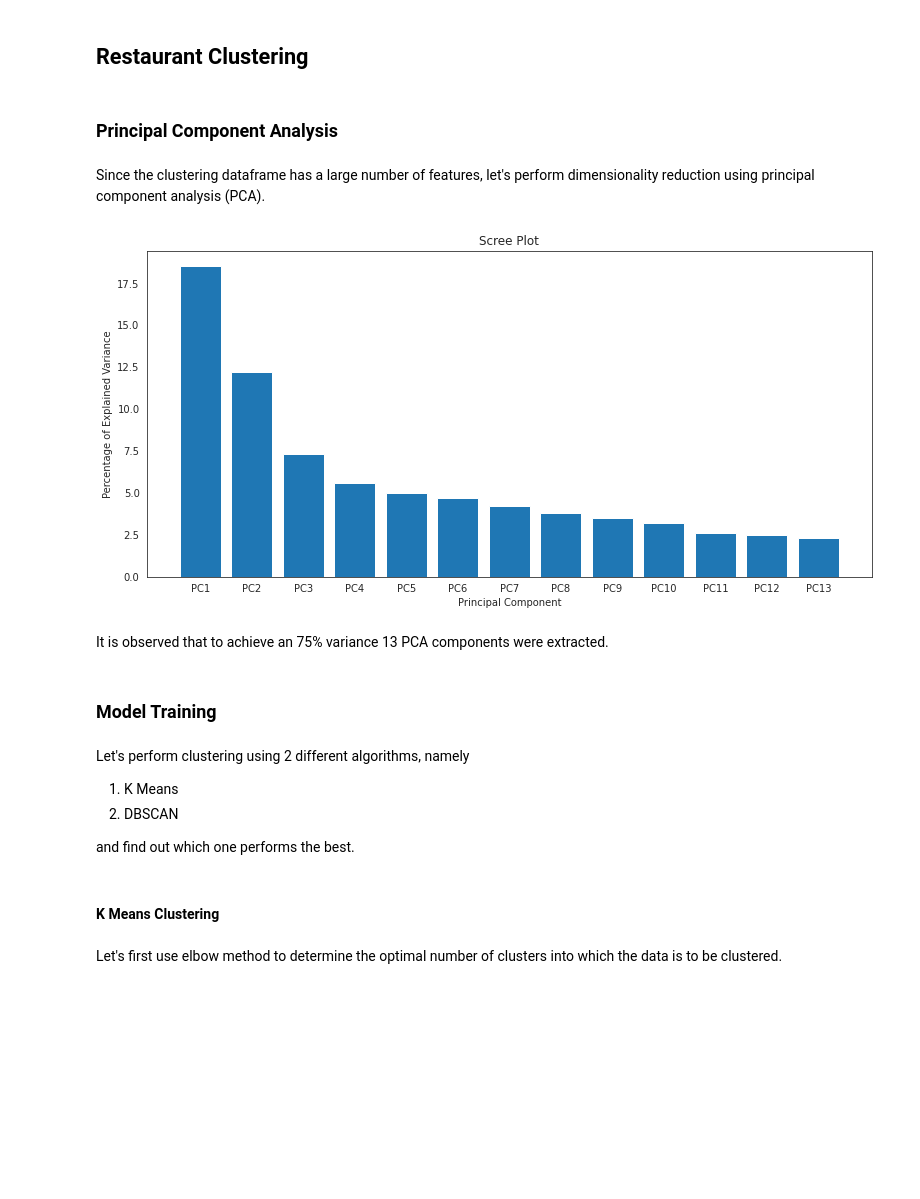
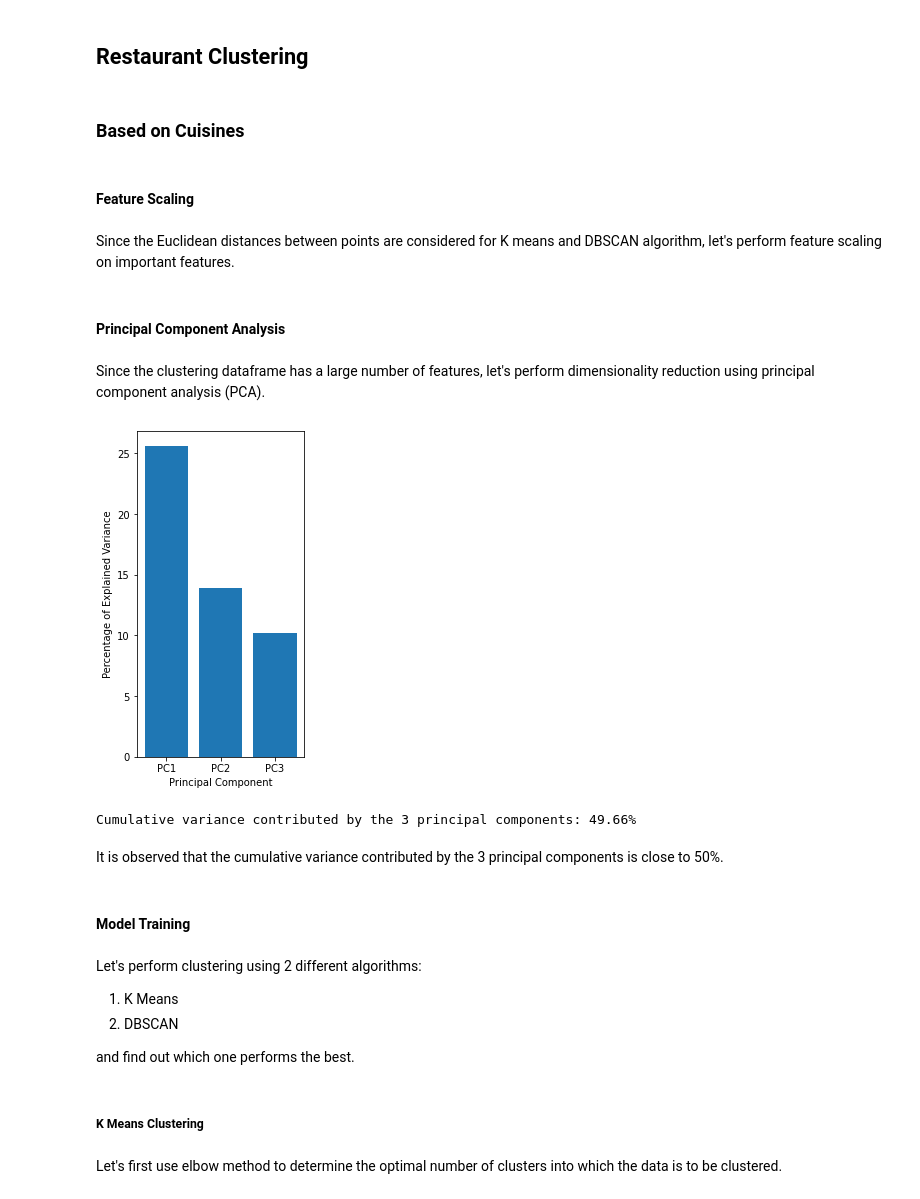
Before and after one commit to connect-midhunr/zomato-restaurant-clustering-and-sentiment-analysis, a Jupyter notebook: Zomato_Restaurant_Clustering_and_Sentiment_Analysis.ipynb, the cells around one changed output. Saved outputs shown, nothing was run; the diff lists cells and outputs as text; code cells hidden in the pictures; blank space fills up the shorter version.

Commit message:
Clustering 2

```diff
--- a/Zomato_Restaurant_Clustering_and_Sentiment_Analysis.ipynb
+++ b/Zomato_Restaurant_Clustering_and_Sentiment_Analysis.ipynb
@@ -709,3 +708,26 @@ clustering_df.drop('Cuisines', axis=1, inplace=True)
+# %%
+# combining various cuisines
+clustering_df['American'] = clustering_df['American'] + clustering_df['BBQ']
+clustering_df['South Indian'] = clustering_df['Andhra'] + clustering_df['South Indian']
+clustering_df['Arabian'] = clustering_df['Arabian'] + clustering_df['Kebab']
+clustering_df['Oriental'] = clustering_df['Asian'] + clustering_df['Chinese'] + clustering_df['Indonesian'] + clustering_df['Japanese'] + clustering_df['Momos'] + clustering_df['Sushi'] + clustering_df['Thai']
+clustering_df['Drinks'] = clustering_df['Beverages'] + clustering_df['Juices']
+clustering_df['Fast Food'] = clustering_df['Fast Food'] + clustering_df['Burger'] + clustering_df['Wraps']
+clustering_df['European'] = clustering_df['Continental'] + clustering_df['European'] + clustering_df['Italian'] + clustering_df['Mediterranean'] + clustering_df['Pizza'] + clustering_df['Spanish']
+clustering_df['Desserts'] = clustering_df['Desserts'] + clustering_df['Ice Cream']
+clustering_df['Mughlai'] = clustering_df['Mughlai'] + clustering_df['Hyderabadi']
+
+# remove redundant cuisines
+clustering_df.drop(['BBQ', 'Andhra', 'Kebab', 'Asian', 'Chinese', 'Indonesian', 'Japanese',
+                    'Momos', 'Sushi', 'Thai', 'Beverages', 'Juices', 'Burger', 'Wraps',
+                    'Continental', 'Italian', 'Mediterranean', 'Pizza', 'Spanish', 'Ice Cream', 'Hyderabadi'], axis=1, inplace=True)
+
+# converting cuisine data to binary
+cuisines = [cuisine for cuisine in clustering_df.columns if cuisine not in ('Restaurant', 'Cost', 'Average Rating')]
+for index in range(clustering_df.shape[0]):
+  for cuisine in cuisines:
+    if clustering_df.loc[index, cuisine] > 0:
+      clustering_df.loc[index, cuisine] = 1
 # %%
 # exploring the head of clustering dataframe
 clustering_df.head(3)
@@ -779,7 +826,20 @@ corpus_matrix = vectorizer.fit_transform(corpus)
 # Modelling
 # %% [markdown]
 ## Restaurant Clustering
+# %% [markdown]
+### Based on Cuisines
+# %% [markdown]
+#### Feature Scaling
+# %% [markdown]
+Since the Euclidean distances between points are considered for K means and DBSCAN algorithm, let's perform feature scaling on important features.
+# %%
+# importing library for scaling
+from sklearn.preprocessing import MinMaxScaler
+
+# scaling values in clustering dataframe
+scaler = MinMaxScaler()
+clustering_cuisine_scaled_df = scaler.fit_transform(clustering_df.drop(['Restaurant', 'Cost', 'Average Rating'], axis=1))
 # %% [markdown]
-### Principal Component Analysis
+#### Principal Component Analysis
 # %% [markdown]
 Since the clustering dataframe has a large number of features, let's perform dimensionality reduction using principal component analysis (PCA).
@@ -799,37 +846,48 @@ clustering_PCA_df = pca.fit_transform(clustering_scaled_df)
+# %%
+# importing library for PCA
+from sklearn.decomposition import PCA
+
+# performing PCA with 3 principal components
+pca = PCA(n_components=3)
+clustering_cuisine_PCA_df = pca.fit_transform(clustering_cuisine_scaled_df)
 # %%
 import numpy as np
 
 # defining a function to plot scree plot of PCA
 def plot_scree_plot(pca):
   """
   Function for plotting a scree plot of pca
   """
   per_var = np.round(pca.explained_variance_ratio_* 100, decimals=1)
 
   labels = ['PC' + str(x) for x in range(1, len(per_var)+1)]
   plt.figure(figsize=(len(per_var), 6))
   plt.bar(x=range(1,len(per_var)+1), height=per_var, tick_label=labels)
   plt.ylabel('Percentage of Explained Variance')
   plt.xlabel('Principal Component')
-  plt.title('Scree Plot')
   plt.show()
 
 # plotting a scree plot for PCA
 plot_scree_plot(pca)
+
+# cumulative variance contributed by the 3 principal components
+cum_var = round(np.sum(pca.explained_variance_ratio_)*100, 2)
+print(f"\nCumulative variance contributed by the 3 principal components: {cum_var}%")
 # %% [output]
-[figure, old version]
+[figure, new version]
+Cumulative variance contributed by the 3 principal components: 49.66%
-# %% [markdown]
-It is observed that to achieve an 75% variance 13 PCA components were extracted.
+# %% [markdown]
+It is observed that the cumulative variance contributed by the 3 principal components is close to 50%.
 # %% [markdown]
-### Model Training
+#### Model Training
 # %% [markdown]
-Let's perform clustering using 2 different algorithms, namely
+Let's perform clustering using 2 different algorithms:
 1. K Means
 2. DBSCAN
 
 and find out which one performs the best.
 # %% [markdown]
-#### K Means Clustering
+##### K Means Clustering
 # %%
 # importing libraries
 from sklearn.cluster import KMeans
```
Also changed, not shown: parts of 87 cells of this notebook.
